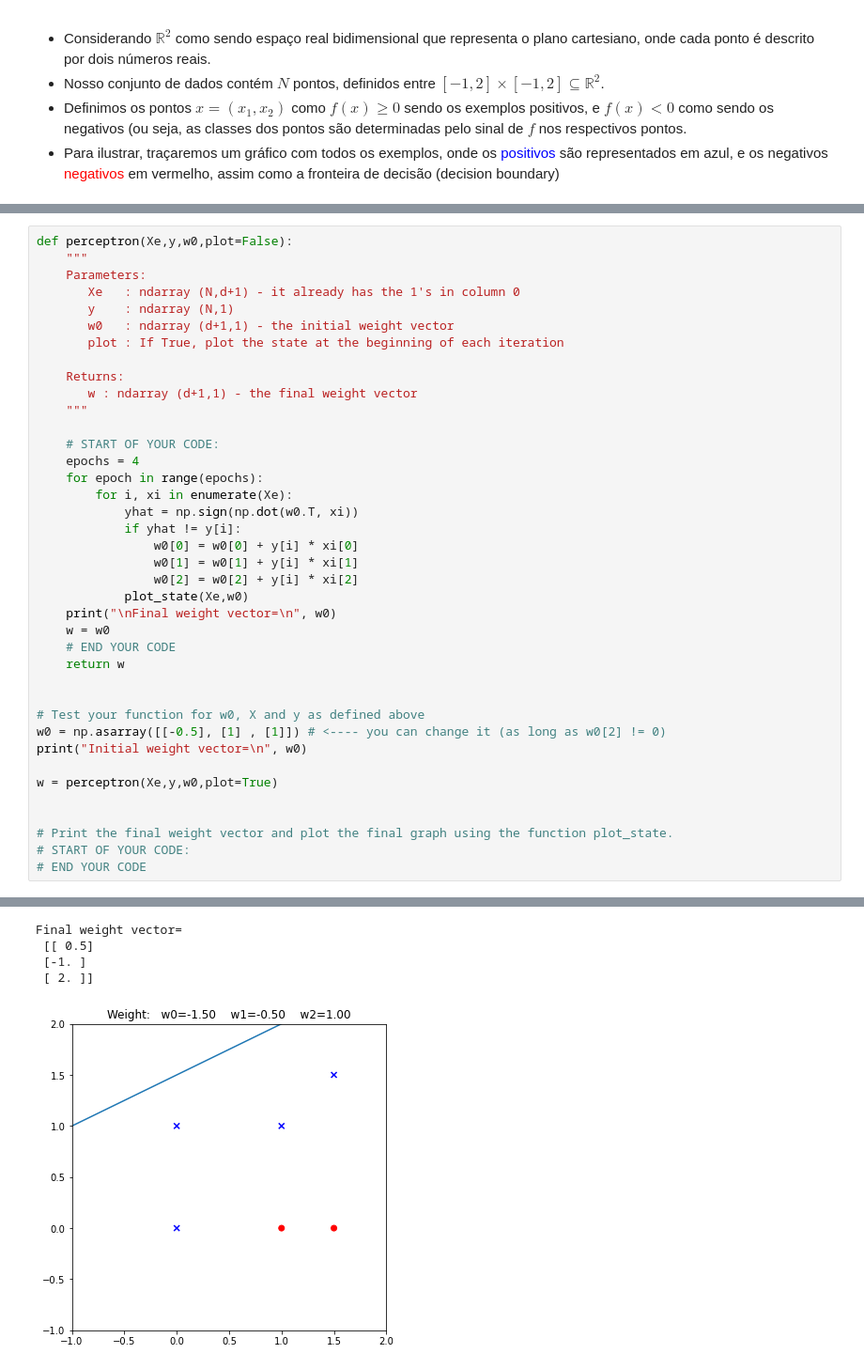
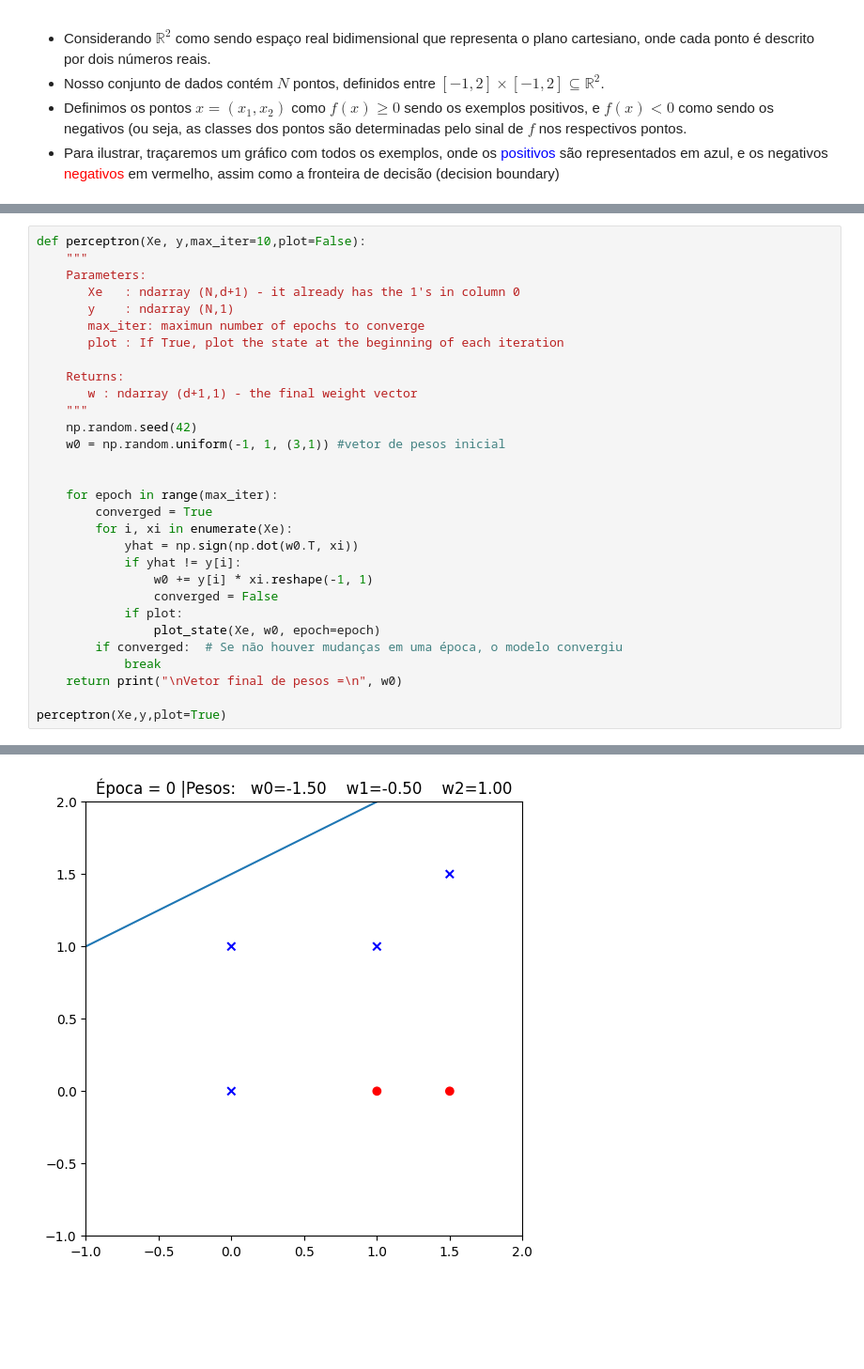
Before and after one commit to OtavioAlb/ML, a Jupyter notebook: Perceptron Algorithm.ipynb, the cells around one changed output, grey strips where cells are left out. Shown: that part at 94% size. Saved outputs shown, nothing was run; the diff lists cells and outputs as text; blank space fills up the shorter version.

```diff
--- a/Perceptron Algorithm.ipynb
+++ b/Perceptron Algorithm.ipynb
@@ -132,40 +169,31 @@ plot_state(Xe,w0)
 # %%
-def perceptron(Xe,y,w0,plot=False):
+def perceptron(Xe, y,max_iter=10,plot=False):
     """
     Parameters:
        Xe   : ndarray (N,d+1) - it already has the 1's in column 0
        y    : ndarray (N,1)
-       w0   : ndarray (d+1,1) - the initial weight vector
+       max_iter: maximun number of epochs to converge
        plot : If True, plot the state at the beginning of each iteration
 
     Returns:
        w : ndarray (d+1,1) - the final weight vector
     """
+    np.random.seed(42)
+    w0 = np.random.uniform(-1, 1, (3,1)) #vetor de pesos inicial
 
-    # START OF YOUR CODE:
-    epochs = 4
-    for epoch in range(epochs):
+
+    for epoch in range(max_iter):
+        converged = True
         for i, xi in enumerate(Xe):
             yhat = np.sign(np.dot(w0.T, xi))
             if yhat != y[i]:
-                w0[0] = w0[0] + y[i] * xi[0]
-                w0[1] = w0[1] + y[i] * xi[1]
-                w0[2] = w0[2] + y[i] * xi[2]
-            plot_state(Xe,w0)
-    print("\nFinal weight vector=\n", w0)
-    w = w0
-    # END YOUR CODE
-    return w
+                w0 += y[i] * xi.reshape(-1, 1)
+                converged = False
+            if plot:
+                plot_state(Xe, w0, epoch=epoch)
+        if converged:  # Se não houver mudanças em uma época, o modelo convergiu
+            break
+    return print("\nVetor final de pesos =\n", w0)
 
-
-# Test your function for w0, X and y as defined above
-w0 = np.asarray([[-0.5], [1] , [1]]) # <---- you can change it (as long as w0[2] != 0)
-print("Initial weight vector=\n", w0)
-
-w = perceptron(Xe,y,w0,plot=True)
-
-
-# Print the final weight vector and plot the final graph using the function plot_state.
-# START OF YOUR CODE:
-# END YOUR CODE
+perceptron(Xe,y,plot=True)
 # %% [output]
@@ -176,5 +200 @@ Initial weight vector=
-Final weight vector=
- [[ 0.5]
- [-1. ]
- [ 2. ]]
-[figure, old version]
+[figure, new version]
```
Also changed, not shown: parts of 9 cells of this notebook, 2 other files.
